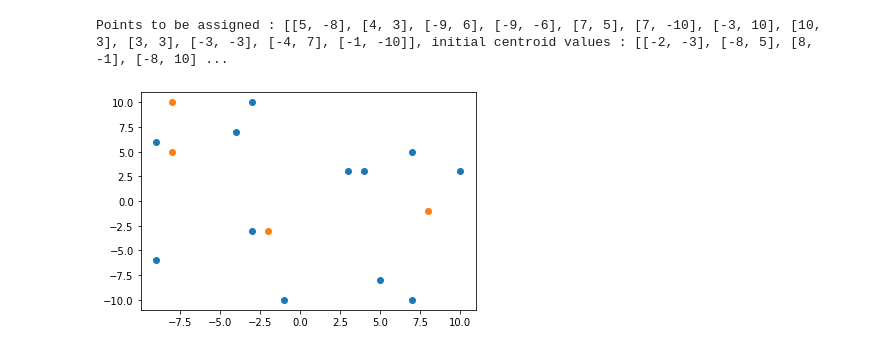
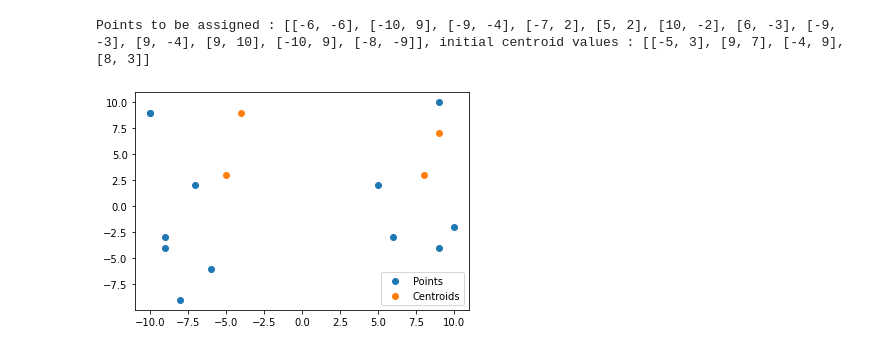
Before and after one commit to Kajkacz/basic_ds_projects, a Jupyter notebook: exam_generator.ipynb, the cells around one changed output. Saved outputs shown, nothing was run; the diff lists cells and outputs as text; code cells hidden in the pictures.

```diff
--- a/exam_generator.ipynb
+++ b/exam_generator.ipynb
@@ -89,17 +89,19 @@ class KMeans():
 # %%
 #K-Means - initial conditions
 km = KMeans()
 
 if km.dimensions == 2:
     x, y = zip(*km.points)
     x_c, y_c = zip(*km.centroids)
 
-    plt.scatter(x, y)
-    plt.scatter(x_c, y_c)
+    plt.scatter(x, y, label=f"Points")
+    plt.scatter(x_c, y_c, label=f"Centroids")
+    plt.legend()
+
 print(f"Points to be assigned : {km.points}, initial centroid values : {km.centroids}")
 # %% [output]
-Points to be assigned : [[5, -8], [4, 3], [-9, 6], [-9, -6], [7, 5], [7, -10], [-3, 10], [10, 3], [3, 3], [-3, -3], [-4, 7], [-1, -10]], initial centroid values : [[-2, -3], [-8, 5], [8, -1], [-8, 10] ...
+Points to be assigned : [[-6, -6], [-10, 9], [-9, -4], [-7, 2], [5, 2], [10, -2], [6, -3], [-9, -3], [9, -4], [9, 10], [-10, 9], [-8, -9]], initial centroid values : [[-5, 3], [9, 7], [-4, 9], [8, 3]]
-[figure, old version]
+[figure, new version]
 # %%
 #Uncomment and run to get data from official exercise
 # official_points = [[1,1,1, 0],[0,2,0,0],[2,3,-1,3],[1,2, 0,0]]
```
Also changed, not shown: parts of 4 cells of this notebook.
